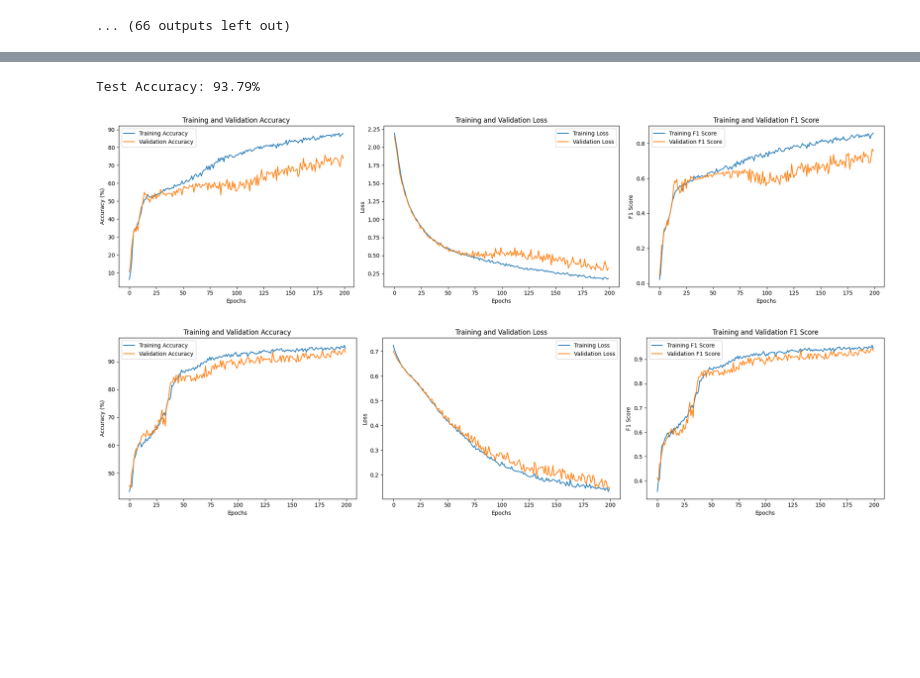
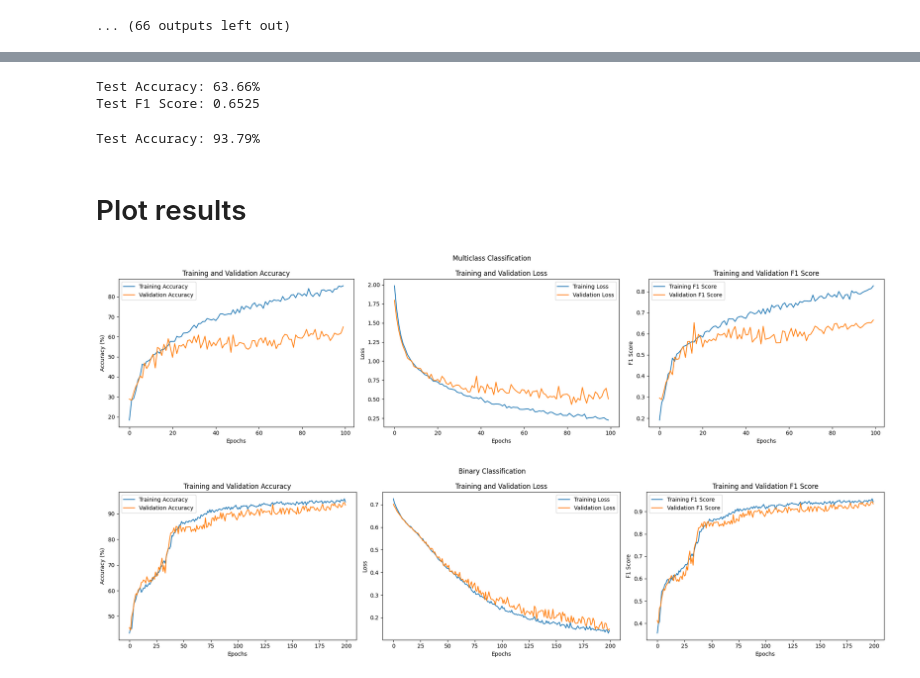
Before and after one commit to Pappol/EEGNet-improved, a Jupyter notebook: DataSplit.ipynb, the cells around one changed output, grey strips where cells are left out. Cells and saved outputs as stored; diff of their text form; code cells hidden in the pictures; blank space fills up the shorter version.

```diff
--- a/DataSplit.ipynb
+++ b/DataSplit.ipynb
@@ -211,14 +211,15 @@ import torch.nn.functional as F
 from torch import optim
 
 class EEGNet(nn.Module):
-    def __init__(self, Chans=8, Samples=2051, dropoutRate=0.5, kernLength=64, F1=8, D=2, F2=16, norm_rate=0.25, dropoutType='Dropout', outputs=2):
+    def __init__(self, Chans=8, Samples=2051, dropoutRate=0.5, kernLength=64, F1=8, D=2, F2=16, norm_rate=0.25, dropoutType='Dropout', outputs=2, activation='ReLU'):
         super(EEGNet, self).__init__()
 
+        self.activation = activation
         # First Convolutional Block
         self.block1 = nn.Sequential(
             nn.Conv2d(1, F1, (1, kernLength), padding=(0, kernLength // 2), bias=False),
             nn.BatchNorm2d(F1),
-            nn.ReLU(),
+            self.get_activation_function(),
             nn.AvgPool2d((1, 4)),
             nn.Dropout(dropoutRate)
         )
@@ -226,12 +227,12 @@ class EEGNet(nn.Module):
         # Depthwise Convolution
         self.depthwise = nn.Conv2d(F1, F1*D, (Chans, 1), groups=F1, bias=False)
         self.depthwise_bn = nn.BatchNorm2d(F1*D)
-        self.depthwise_activation = nn.ReLU()
+        self.depthwise_activation = self.get_activation_function()
 
         # Separable Convolution
         self.pointwise = nn.Conv2d(F1*D, F2, (1, 1), bias=False)
         self.pointwise_bn = nn.BatchNorm2d(F2)
-        self.pointwise_activation = nn.ReLU()
+        self.pointwise_activation = self.get_activation_function()
         self.pointwise_pooling = nn.AvgPool2d((1, 8))
         self.pointwise_dropout = nn.Dropout(dropoutRate)
 
@@ -258,3 +259,16 @@ class EEGNet(nn.Module):
         x = self.classify(x)
         x = F.log_softmax(x, dim=1)
         return x
+
+    def get_activation_function(self):
+        # return the activation function with switch
+        if self.activation == 'ReLU':
+            return nn.ReLU()
+        elif self.activation == 'LeakyReLU':
+            return nn.LeakyReLU()
+        elif self.activation == 'ELU':
+            return nn.ELU()
+        elif self.activation == 'SELU':
+            return nn.SELU()
+        else:
+            return nn.ReLU()
@@ -313,7 +329,8 @@ def train_model(model, train_loader, val_loader, test_loader, epochs=100, device
         train_accuracy = 100.*correct/total
         train_losses.append(total_loss/len(train_loader))
         train_accuracies.append(train_accuracy)
-        train_f1_scores.append(total_f1_score/len(train_loader))
+        t_f1 = total_f1_score/len(train_loader)
+        train_f1_scores.append(t_f1)
 
         # Validation Phase
         model.eval()  # Set the model to evaluation mode
@@ -335,9 +352,10 @@ def train_model(model, train_loader, val_loader, test_loader, epochs=100, device
         val_accuracy = 100. * val_correct / val_total
         val_losses.append(val_loss/len(val_loader))
         val_accuracies.append(val_accuracy)
-        val_f1_scores.append(val_f1_score/len(val_loader))
+        v_f1 = val_f1_score/len(val_loader)
+        val_f1_scores.append(v_f1)
 
-        pbar.set_description(f"Epoch [{epoch+1}/{epochs}], Training Loss: {total_loss/len(train_loader):.4f}, Training Accuracy: {train_accuracy:.2f}%, Validation Loss: {val_loss/len(val_loader):.4f}, Validation Accuracy: {val_accuracy:.2f}%")
+        pbar.set_description(f"Epoch [{epoch+1}/{epochs}], Training Loss: {total_loss/len(train_loader):.4f}, Training F1: {t_f1:.2f}, Validation Loss: {val_loss/len(val_loader):.4f}, Validation F1: {v_f1:.2f}")
 
         # Save the model if it has the best validation accuracy so far
         if val_accuracy > best_val_accuracy:
@@ -349,6 +367,7 @@ def train_model(model, train_loader, val_loader, test_loader, epochs=100, device
     model.eval()  # Set the model to evaluation mode
     test_correct = 0
     test_total = 0
+    test_f1_score = 0.0
     with torch.no_grad():
         for data, labels in test_loader:
             data, labels = data.to(device), labels.to(device)
@@ -356,21 +375,27 @@ def train_model(model, train_loader, val_loader, test_loader, epochs=100, device
             _, predicted = outputs.max(1)
             test_total += labels.size(0)
             test_correct += predicted.eq(labels).sum().item()
+            test_f1_score += f1_score(labels.cpu(), predicted.cpu(), average='macro')
 
+    test_f1_score = test_f1_score/len(test_loader)
     test_accuracy = 100. * test_correct / test_total
     print(f"Test Accuracy: {test_accuracy:.2f}%")
+    print(f"Test F1 Score: {test_f1_score:.4f}")
     return best_model, train_losses, val_losses, train_accuracies, val_accuracies, train_f1_scores, val_f1_scores
 # %%
 # Hyperparameters
 learning_rate = 0.001
-num_epochs = 200
-device = torch.device("cuda:" if torch.cuda.is_available() else 'mps' if torch.backends.mps.is_available() else "cpu")
+num_epochs = 100
+device = torch.device("cuda" if torch.cuda.is_available() else 'mps' if torch.backends.mps.is_available() else "cpu")
 
 # Initialize the model, criterion, and optimizer
-model = EEGNet(outputs=len(dataset.labels)).to(device)
+model = EEGNet(outputs=len(dataset.labels), activation='ReLU').to(device)
 model, train_losses, val_losses, train_accuracies, val_accuracies, train_f1_scores, val_f1_scores = train_model(
     model, train_loader, val_loader, test_loader, epochs=num_epochs, device=device, learning_rate=learning_rate, weights=dataset.class_weights.to(device)
 )
+# %% [output]
+Test Accuracy: 63.66%
+Test F1 Score: 0.6525
 # %%
 learning_rate = 0.0001
 num_epochs = 200
@@ -381,10 +406,12 @@ model_binary, train_losses_binary, val_losses_binary, train_accuracies_binary, v
 )
 # %% [output]
 Test Accuracy: 93.79%
+# %% [markdown]
+# Plot results
 # %%
 from matplotlib import pyplot as plt
 
-def plot_training(train_accuracies, val_accuracies, train_losses, val_losses, train_f1_scores, val_f1_scores):
+def plot_training(train_accuracies, val_accuracies, train_losses, val_losses, train_f1_scores, val_f1_scores, title):
     # Create a figure with 1 row and 3 columns
     fig, (ax1, ax2, ax3) = plt.subplots(1, 3, figsize=(20, 5))
 
@@ -413,14 +440,15 @@ def plot_training(train_accuracies, val_accuracies, train_losses, val_losses, tr
     ax3.legend()
 
     # Display the plots
+    fig.suptitle(title)
     plt.tight_layout()
     plt.show()
 # %%
 # Plotting model performance
-plot_training(train_accuracies, val_accuracies, train_losses, val_losses, train_f1_scores, val_f1_scores)
+plot_training(train_accuracies, val_accuracies, train_losses, val_losses, train_f1_scores, val_f1_scores, title='Multiclass Classification')
 # %% [output]
-[figure, old version]
+[figure, new version]
 # %%
-plot_training(train_accuracies_binary, val_accuracies_binary, train_losses_binary, val_losses_binary, train_f1_scores_binary, val_f1_scores_binary)
+plot_training(train_accuracies_binary, val_accuracies_binary, train_losses_binary, val_losses_binary, train_f1_scores_binary, val_f1_scores_binary, title='Binary Classification')
 # %% [output]
-[figure, old version]
+[figure, new version]
```
Also changed, not shown: parts of 5 cells of this notebook.
